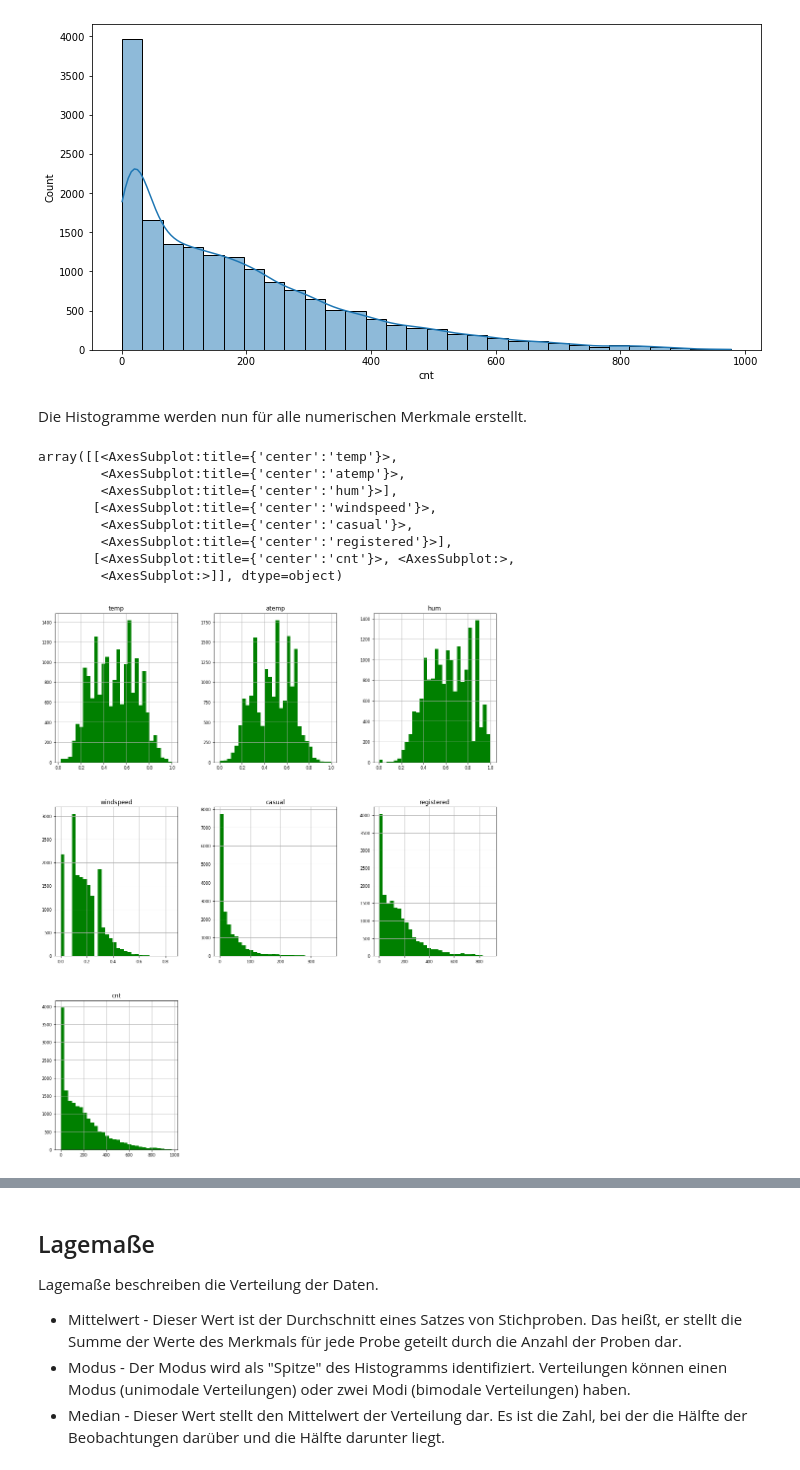
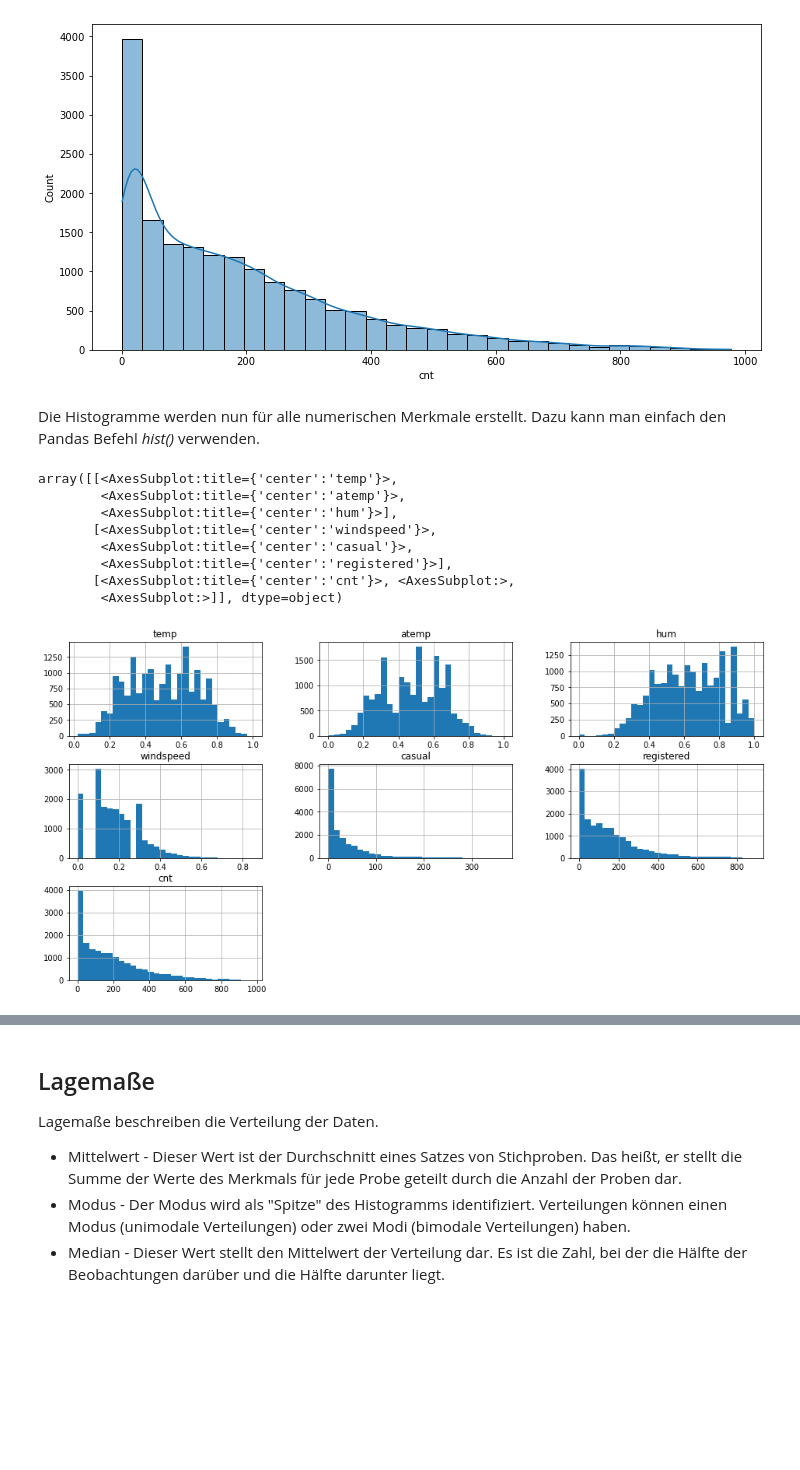
Before and after one commit to akistat/sandbox, a Jupyter notebook: eda-bike-share.ipynb, the cells around one changed output, grey strips where cells are left out. Cells and saved outputs as stored; diff of their text form; code cells hidden in the pictures; blank space fills up the shorter version.

Commit message:
Histogramme mit Pandas hist() ergänzt.

```diff
--- a/eda-bike-share.ipynb
+++ b/eda-bike-share.ipynb
@@ -193,19 +193,16 @@ sb.histplot(data=data, x="cnt", bins=30, kde=1)
 <AxesSubplot:xlabel='cnt', ylabel='Count'>
 [figure]
 # %% [markdown]
-Die Histogramme werden nun für alle numerischen Merkmale erstellt.
+Die Histogramme werden nun für alle numerischen Merkmale erstellt. Dazu kann man einfach den Pandas Befehl *hist()* verwenden.
-# %%
-# todo: an histplot von seabron anpassen
-numerical_features = data.select_dtypes(include = ['float64', 'int64'])
-
-numerical_features.hist(figsize=(16, 20), color = 'g', bins=30, xlabelsize=8, ylabelsize=8)
-# %% [output]
-array([[<AxesSubplot:title={'center':'temp'}>,
-        <AxesSubplot:title={'center':'atemp'}>,
-        <AxesSubplot:title={'center':'hum'}>],
-       [<AxesSubplot:title={'center':'windspeed'}>,
-        <AxesSubplot:title={'center':'casual'}>,
-        <AxesSubplot:title={'center':'registered'}>],
-       [<AxesSubplot:title={'center':'cnt'}>, <AxesSubplot:>,
-        <AxesSubplot:>]], dtype=object)
-[figure, removed]
+# %%
+data.hist(figsize=(16,8), bins=30)
+# %% [output]
+array([[<AxesSubplot:title={'center':'temp'}>,
+        <AxesSubplot:title={'center':'atemp'}>,
+        <AxesSubplot:title={'center':'hum'}>],
+       [<AxesSubplot:title={'center':'windspeed'}>,
+        <AxesSubplot:title={'center':'casual'}>,
+        <AxesSubplot:title={'center':'registered'}>],
+       [<AxesSubplot:title={'center':'cnt'}>, <AxesSubplot:>,
+        <AxesSubplot:>]], dtype=object)
+[figure, added]
```
Also changed, not shown: parts of 13 cells of this notebook.
